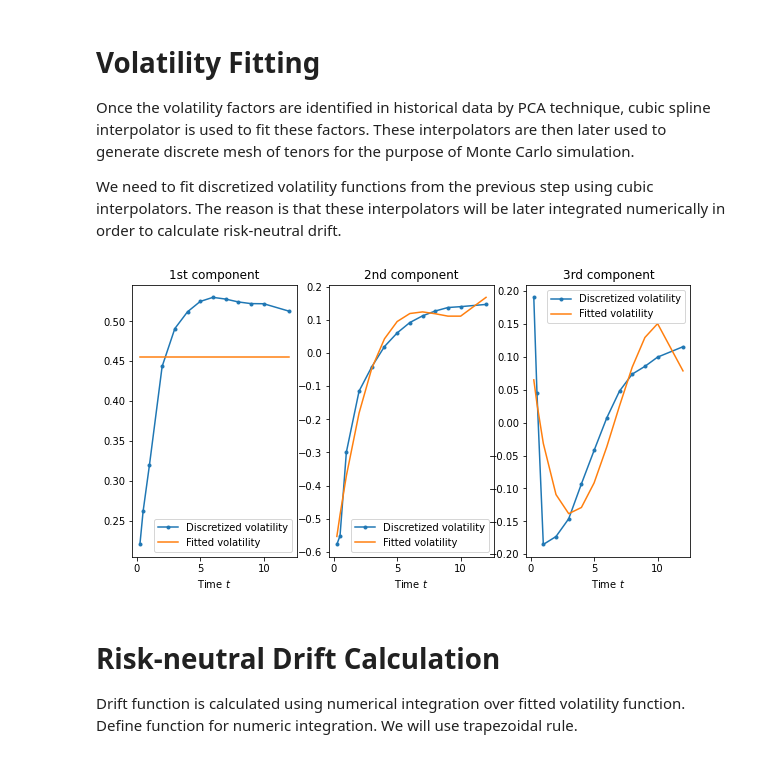
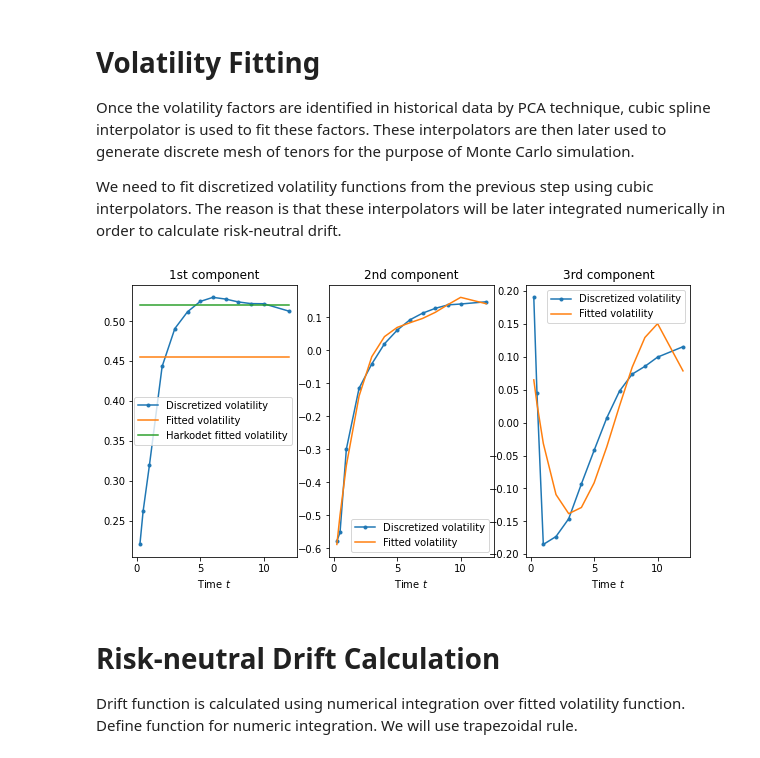
Before and after one commit to siljeanf/MathematicalFinance, a Jupyter notebook: exercise3/multifactormodelling.ipynb, the cells around one changed output. Drawn from its saved outputs; the diff is of its cells as text; code cells hidden in the pictures.

```diff
--- a/exercise3/multifactormodelling.ipynb
+++ b/exercise3/multifactormodelling.ipynb
@@ -58,0 +57,13 @@ for col in range(0,nseries-1):
+# %%
+df_final = df_final.iloc[0:-2,:] #remove last row
+
+#plot absolute returns
+plt.figure(figsize=(10,5))
+plt.plot(df_final.iloc[:,0], df_final.iloc[:,1:]/100 ,label=df_final.columns[1:])
+plt.title('Differentiated historical returns')
+plt.ylabel("f")
+plt.xlabel("Time")
+plt.legend()
+plt.show()
+
+#print(df_final) #mangler 15års renten...ups
@@ -229,31 +223,36 @@ class PolynomialInterpolator:
 # %%
 fitted_vols = []
 
 def fit_volatility(i, degree, title): # i is giving index nr. of PC
     vol = get_matrix_column(vols, i)
     fitted_vol = PolynomialInterpolator(np.polyfit(tenors, vol, degree))
     plt.plot(tenors, vol, marker='.', label='Discretized volatility')
     plt.plot(tenors, [fitted_vol.calc(x) for x in tenors], label='Fitted volatility')
     plt.title(title)
     plt.xlabel(r'Time $t$')
     plt.legend()
-    fitted_vols.append(fitted_vol)
-
+    return fitted_vol
 
 
 plt.figure(figsize=(10,5))
+
 # We will approximate the first principal component with interpolator with 0 degree (straight line). This approximates well parallel movements of interest rates.
 plt.subplot(1, 3, 1)
 fit_volatility(0, 0, '1st component')
+fitted_vol_try = PolynomialInterpolator([0.52])
+fitted_vols.append(fitted_vol_try)
+
+plt.plot(tenors, [fitted_vol_try.calc(x) for x in tenors], label='Harkodet fitted volatility')
+plt.legend()
 
 # 2nd and 3rd principal component will be approximated using cubic interpolator with degree 3.
 plt.subplot(1, 3, 2)
-fit_volatility(1, 3, '2nd component')
+fitted_vols.append(fit_volatility(1, 4, '2nd component'))
 
 plt.subplot(1, 3, 3)
-fit_volatility(2, 3, '3rd component')
+fitted_vols.append(fit_volatility(2, 3, '3rd component'))
 # %% [output]
-[figure, old version]
+[figure, new version]
 # %% [markdown]
 # Risk-neutral Drift Calculation
 
```
Also changed, not shown: parts of 12 cells of this notebook.
